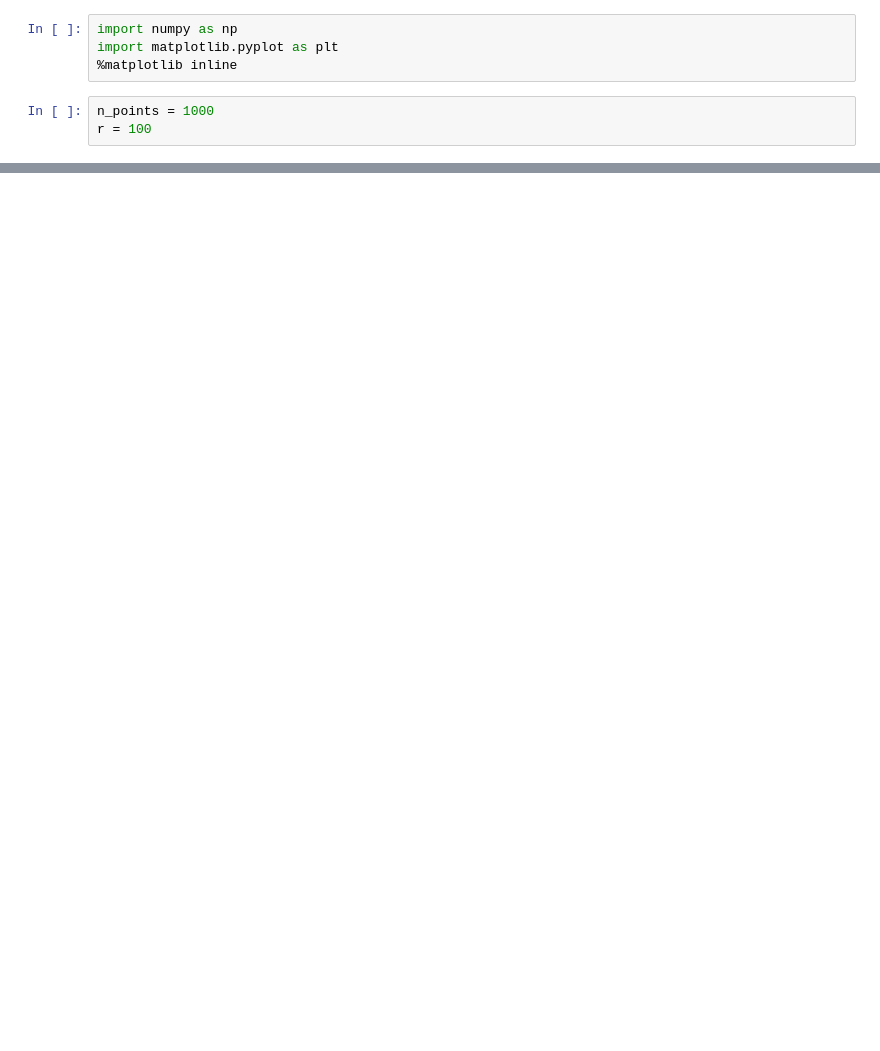
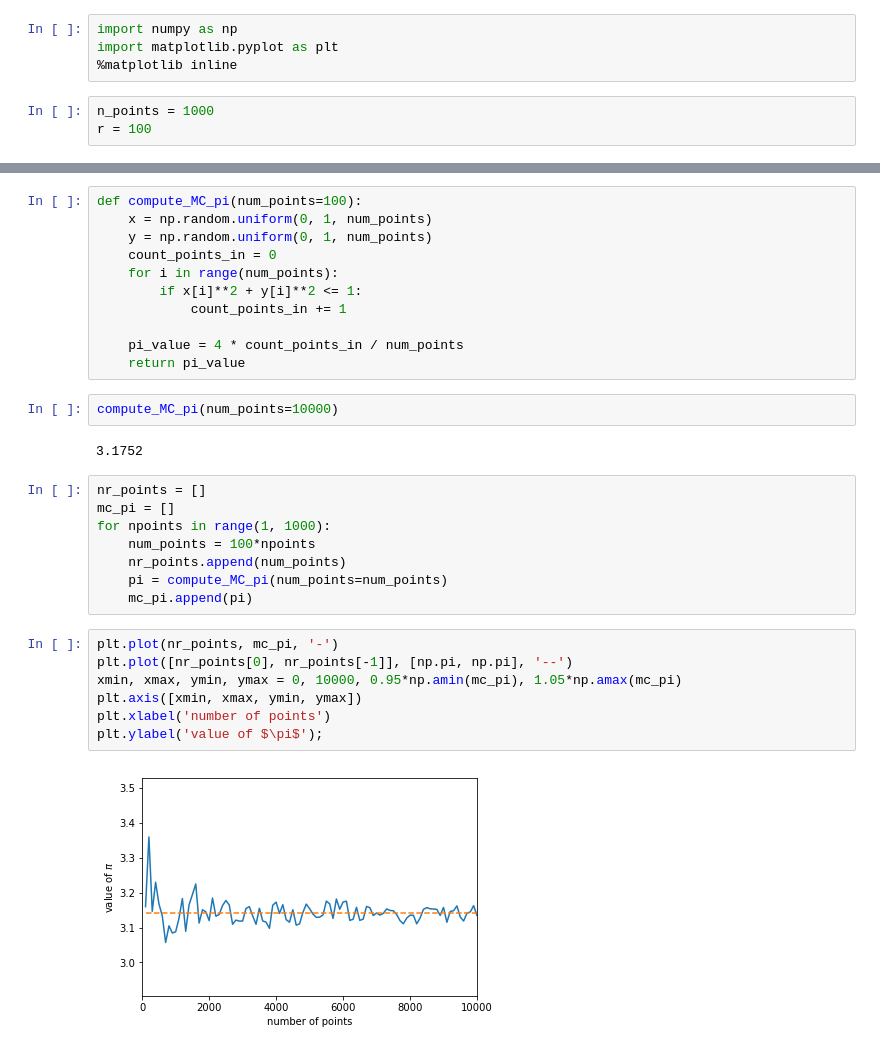
Before and after one commit to jsdiazpo/Monte-Carlo-Pi, a Jupyter notebook: Monte-Carlo-Pi.ipynb, the cells around one changed output, grey strips where cells are left out. Drawn from its saved outputs; the diff is of its cells as text; blank space fills up the shorter version.

```diff
--- a/Monte-Carlo-Pi.ipynb
+++ b/Monte-Carlo-Pi.ipynb
@@ -28,0 +29,32 @@ plt.axis([0, r, 0, r]);
+# %%
+def compute_MC_pi(num_points=100):
+    x = np.random.uniform(0, 1, num_points)
+    y = np.random.uniform(0, 1, num_points)
+    count_points_in = 0
+    for i in range(num_points):
+        if x[i]**2 + y[i]**2 <= 1:
+            count_points_in += 1
+
+    pi_value = 4 * count_points_in / num_points
+    return pi_value
+# %%
+compute_MC_pi(num_points=10000)
+# %% [output]
+3.1752
+# %%
+nr_points = []
+mc_pi = []
+for npoints in range(1, 1000):
+    num_points = 100*npoints
+    nr_points.append(num_points)
+    pi = compute_MC_pi(num_points=num_points)
+    mc_pi.append(pi)
+# %%
+plt.plot(nr_points, mc_pi, '-')
+plt.plot([nr_points[0], nr_points[-1]], [np.pi, np.pi], '--')
+xmin, xmax, ymin, ymax = 0, 10000, 0.95*np.amin(mc_pi), 1.05*np.amax(mc_pi)
+plt.axis([xmin, xmax, ymin, ymax])
+plt.xlabel('number of points')
+plt.ylabel('value of $\pi$');
+# %% [output]
+[figure, added]
```
Also changed, not shown: parts of 2 cells of this notebook.
